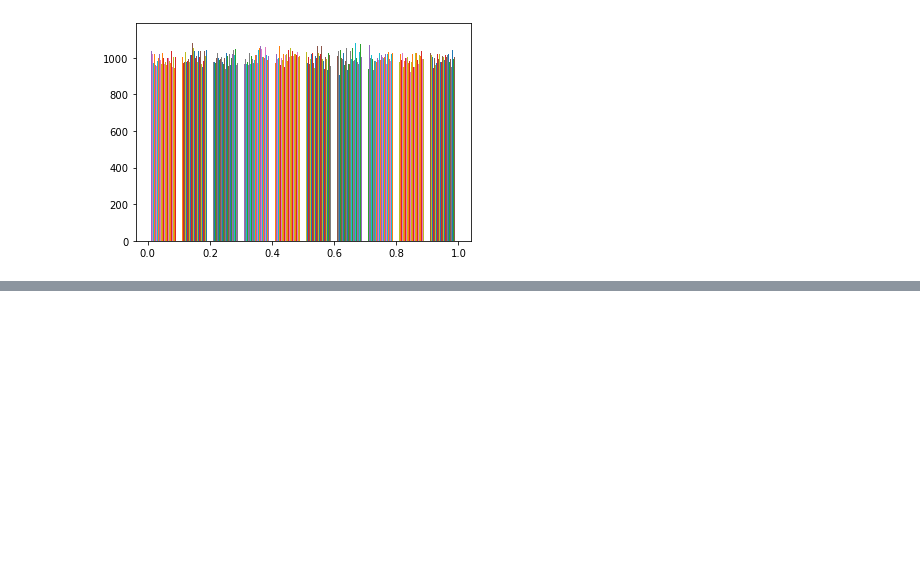
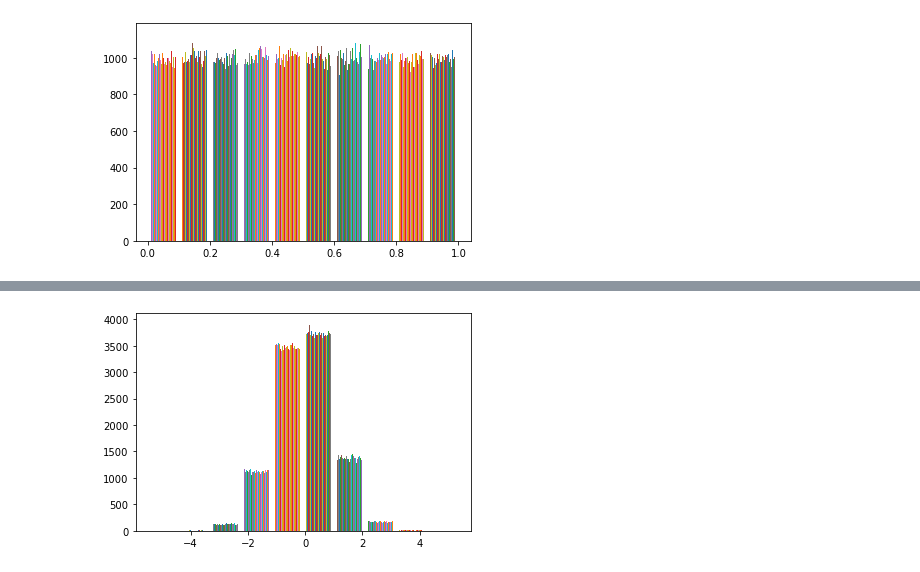
Before and after one commit to Pritirekha23/Numpy-, a Jupyter notebook: 12_creation of ndarray using rand,uniform,and normal function.ipynb, the cells around one changed output, grey strips where cells are left out. Saved outputs shown, nothing was run; the diff lists cells and outputs as text; code cells hidden in the pictures; blank space fills up the shorter version.

```diff
--- a/12_creation of ndarray using rand,uniform,and normal function.ipynb
+++ b/12_creation of ndarray using rand,uniform,and normal function.ipynb
@@ -136,0 +183,6 @@ plt.show()
+# %%
+arr=np.random.randn(10000,10000)
+plt.hist(arr)
+plt.show()
+# %% [output]
+[figure, added]
```
Also changed, not shown: parts of 18 cells of this notebook.
